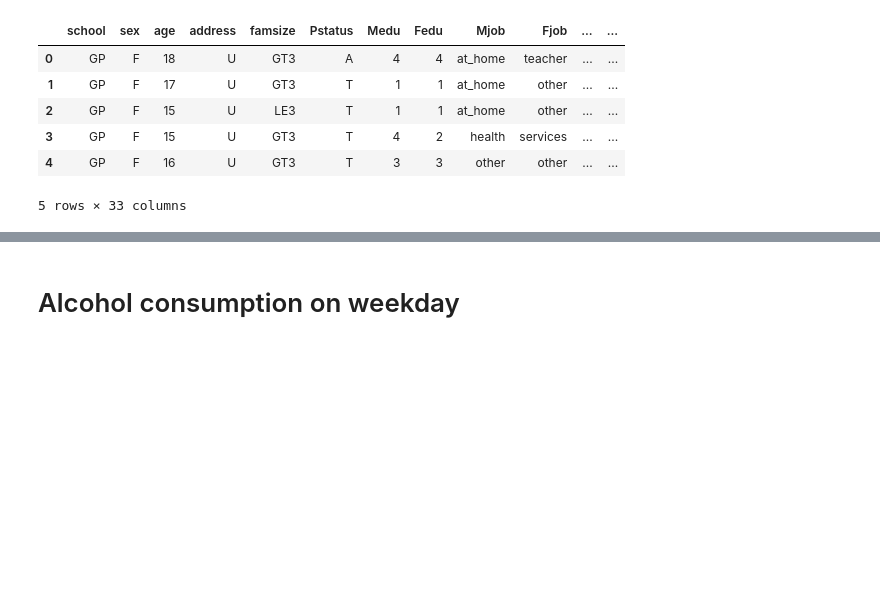
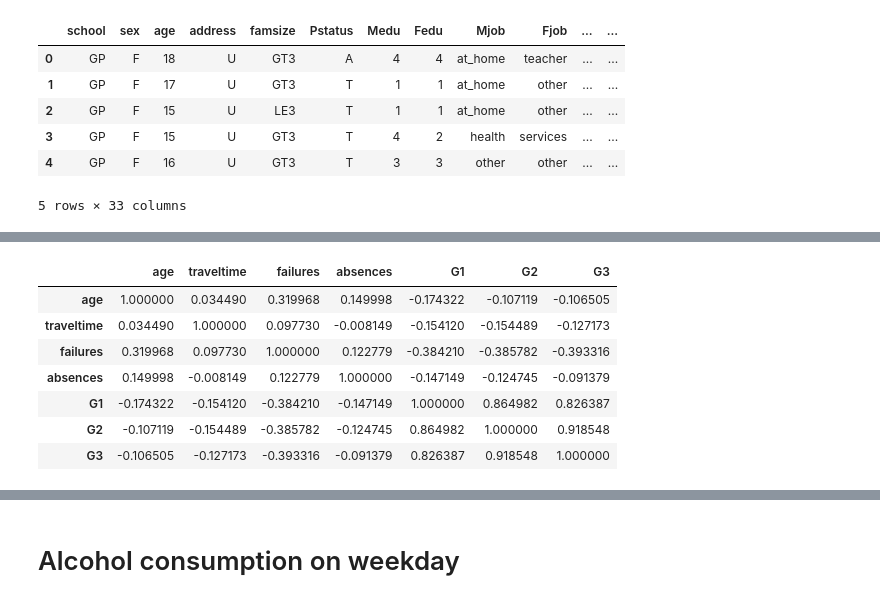
Before and after one commit to potatopotati/SC1015-mini-project, a Jupyter notebook: mini proj.ipynb, the cells around one changed output, grey strips where cells are left out. Saved outputs shown, nothing was run; the diff lists cells and outputs as text; code cells hidden in the pictures; blank space fills up the shorter version.

```diff
--- a/mini proj.ipynb
+++ b/mini proj.ipynb
@@ -24,0 +70,11 @@ grade_df.head()
+# %%
+numeric_df.corr()
+# %% [output]
+|  | age | traveltime | failures | absences | G1 | G2 | G3 |
+| age | 1.000000 | 0.034490 | 0.319968 | 0.149998 | -0.174322 | -0.107119 | -0.106505 |
+| traveltime | 0.034490 | 1.000000 | 0.097730 | -0.008149 | -0.154120 | -0.154489 | -0.127173 |
+| failures | 0.319968 | 0.097730 | 1.000000 | 0.122779 | -0.384210 | -0.385782 | -0.393316 |
+| absences | 0.149998 | -0.008149 | 0.122779 | 1.000000 | -0.147149 | -0.124745 | -0.091379 |
+| G1 | -0.174322 | -0.154120 | -0.384210 | -0.147149 | 1.000000 | 0.864982 | 0.826387 |
+| G2 | -0.107119 | -0.154489 | -0.385782 | -0.124745 | 0.864982 | 1.000000 | 0.918548 |
+| G3 | -0.106505 | -0.127173 | -0.393316 | -0.091379 | 0.826387 | 0.918548 | 1.000000 |
```
Also changed, not shown: parts of 5 cells of this notebook, 1 other file.
